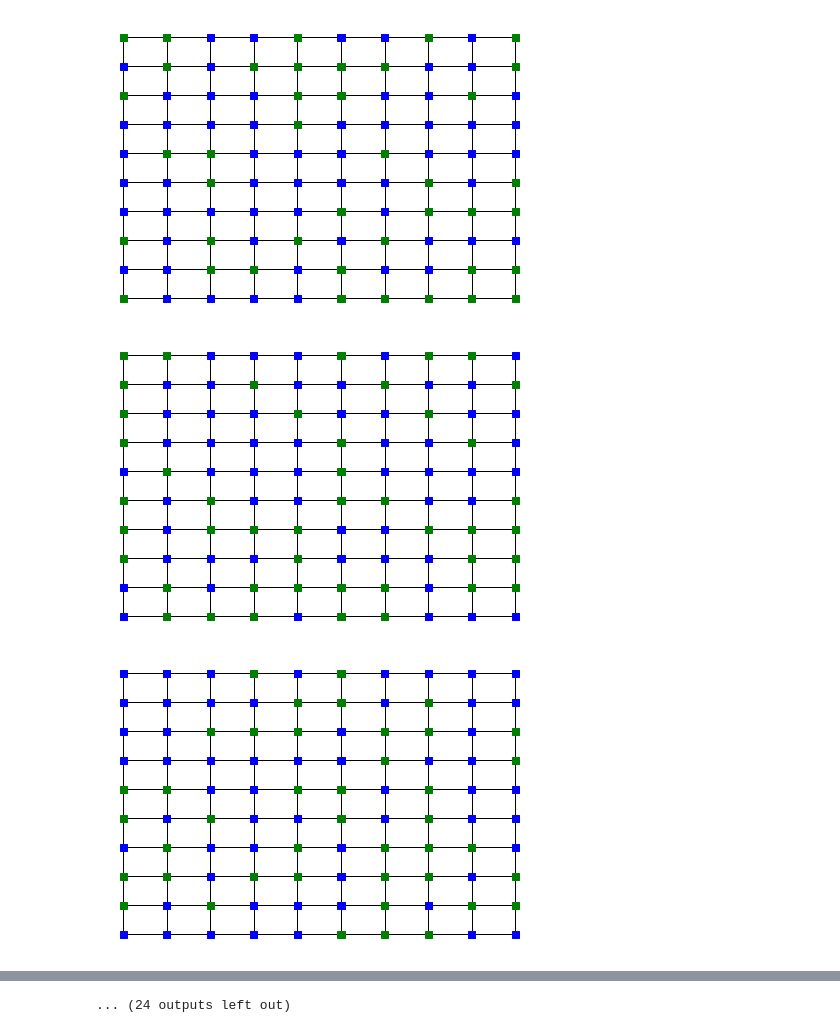
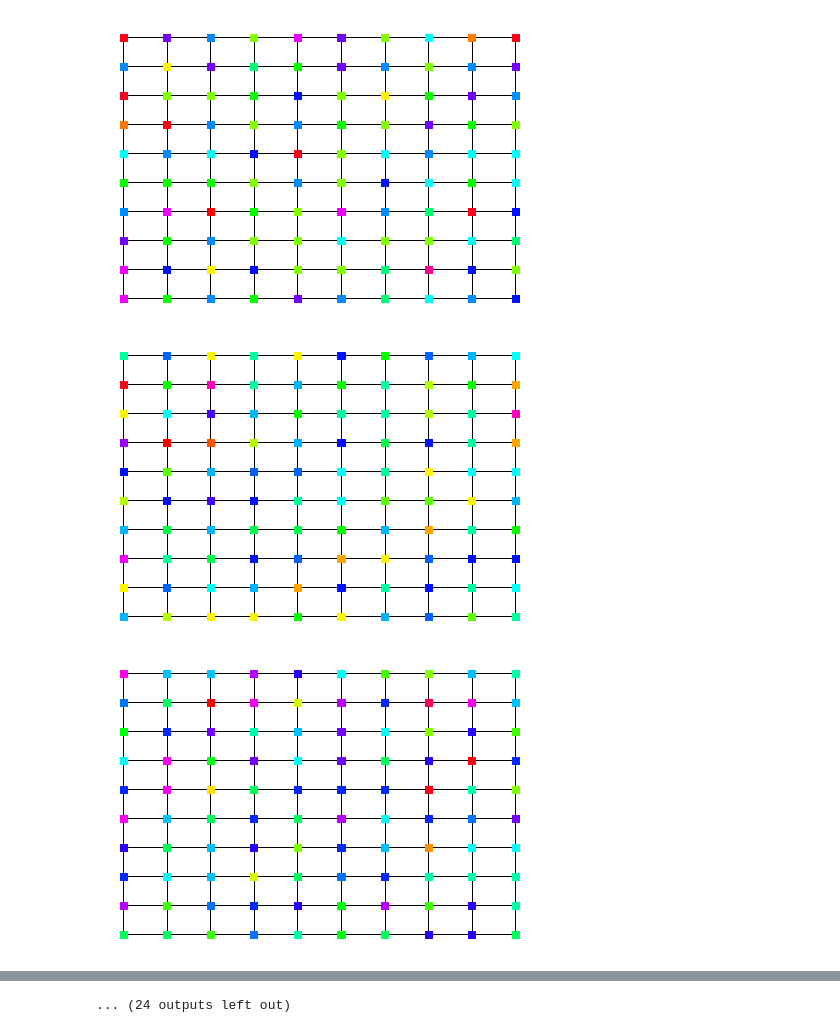
Before and after one commit to vrdi/Week6Capy, a Jupyter notebook: grid_minority_distributions_pop100pernode.ipynb, the cells around one changed output, grey strips where cells are left out. Cells and saved outputs as stored; diff of their text form; code cells hidden in the pictures.

Commit message:
updated 100 people per node code

```diff
--- a/grid_minority_distributions_pop100pernode.ipynb
+++ b/grid_minority_distributions_pop100pernode.ipynb
@@ -53,48 +53,50 @@ for cluster_within_param, cluster_adjacent_param in itertools.product([-1,-0.5,0
         weights = []
 
         for n in graph.nodes():
             minority_adjacent = 0
             for nbr in graph.neighbors(n):
                 minority_adjacent += graph.nodes[nbr]["minority"]
             if graph.nodes[n]["minority"] < 100:
                 population.append(n)
                 minority_within = graph.nodes[n]["minority"]
                 #multiplicative weights
                 weights.append((minority_within+1)**cluster_within_param + (minority_adjacent+1)**cluster_adjacent_param)
                 #exponential weights
                 #weights.append(cluster_within_param**minority_within + cluster_adjacent_param**minority_adjacent)
         sample = random.choices(population, weights)
         graph.node[sample[0]]["majority"] -= 1
         graph.node[sample[0]]["minority"] += 1
 
     cdict = {}
-    for n in graph.nodes():
-        if graph.node[n]["minority"] > 80:
-            cdict.update({graph.node[n]["minority"]: "red"})
-        elif graph.node[n]["minority"] > 60:
-            cdict.update({graph.node[n]["minority"]: "orange"})
-        elif graph.node[n]["minority"] > 40:
-            cdict.update({graph.node[n]["minority"]: "yellow"})
-        elif graph.node[n]["minority"] > 20:
-            cdict.update({graph.node[n]["minority"]: "green"})
-        elif graph.node[n]["minority"] > 0:
-            cdict.update({graph.node[n]["minority"]: "blue"})
-        else:
-            cdict.update({graph.node[n]["minority"]: "black"})
+#     for n in graph.nodes():
+#         if graph.node[n]["minority"] > 80:
+#             cdict.update({graph.node[n]["minority"]: "red"})
+#         elif graph.node[n]["minority"] > 60:
+#             cdict.update({graph.node[n]["minority"]: "orange"})
+#         elif graph.node[n]["minority"] > 40:
+#             cdict.update({graph.node[n]["minority"]: "yellow"})
+#         elif graph.node[n]["minority"] > 20:
+#             cdict.update({graph.node[n]["minority"]: "green"})
+#         elif graph.node[n]["minority"] > 0:
+#             cdict.update({graph.node[n]["minority"]: "blue"})
+#         else:
+#             cdict.update({graph.node[n]["minority"]: "black"})
 
 
     plt.figure()
     nx.draw(
         graph,
         pos={x: x for x in graph.nodes()},
-        node_color=[cdict[graph.node[x]["minority"]] for x in graph.nodes()],
-        #node_color=range(100), cmap=plt.cm.Blues,
+        #node_color=[cdict[graph.node[x]["minority"]] for x in graph.nodes()],
+        node_color=[graph.node[x]["minority"] for x in graph.nodes()],
+        #cmap="gray",
+        cmap="hsv",
         node_size=ns,
         node_shape="s",
     )
     plt.show()
     dual_graph_list.append(graph)
 # %% [output]
-[figure, old version]
+[figure, new version]
-[figure, old version]
+[figure, new version]
-[figure, old version]
+[figure, new version]
```
Also changed, not shown: parts of 2 cells of this notebook.
